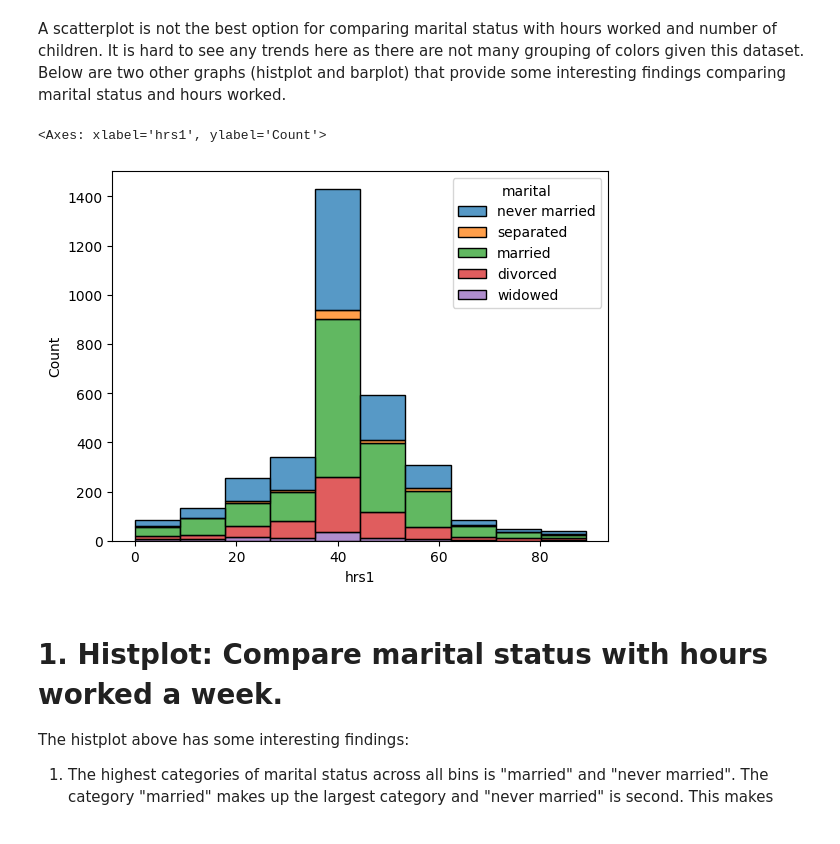
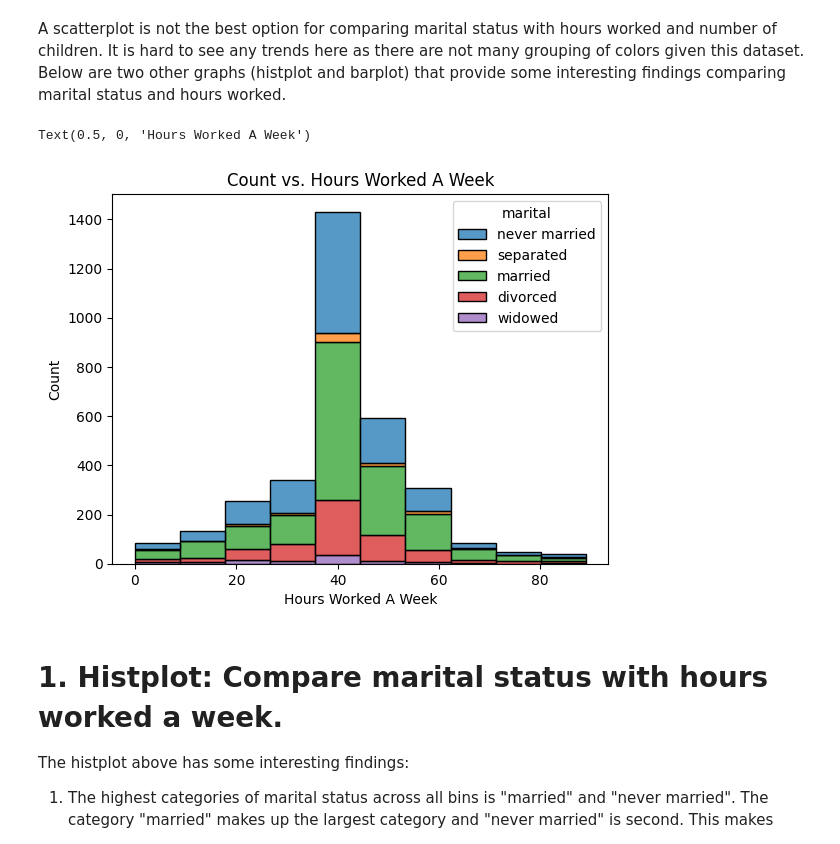
Before and after one commit to imdressel/project_gss, a Jupyter notebook: GSS_Catherine's_Part.ipynb, the cells around one changed output. Cells and saved outputs as stored; diff of their text form; code cells hidden in the pictures.

```diff
--- a/GSS_Catherine's_Part.ipynb
+++ b/GSS_Catherine's_Part.ipynb
@@ -128,9 +128,11 @@ A scatterplot is not the best option for comparing marital status with hours wor
 # %%
 # compare marital status with hours worked a week using a histplot
 sns.histplot(data=df, x=df['hrs1'], hue=df['marital'], bins=10, multiple = 'stack')
+plt.title('Count vs. Hours Worked A Week')
+plt.xlabel('Hours Worked A Week')
 # %% [output]
-<Axes: xlabel='hrs1', ylabel='Count'>
+Text(0.5, 0, 'Hours Worked A Week')
-[figure, old version]
+[figure, new version]
 # %% [markdown]
 # 1. Histplot: Compare marital status with hours worked a week.
 
```
Also changed, not shown: parts of 2 cells of this notebook.
